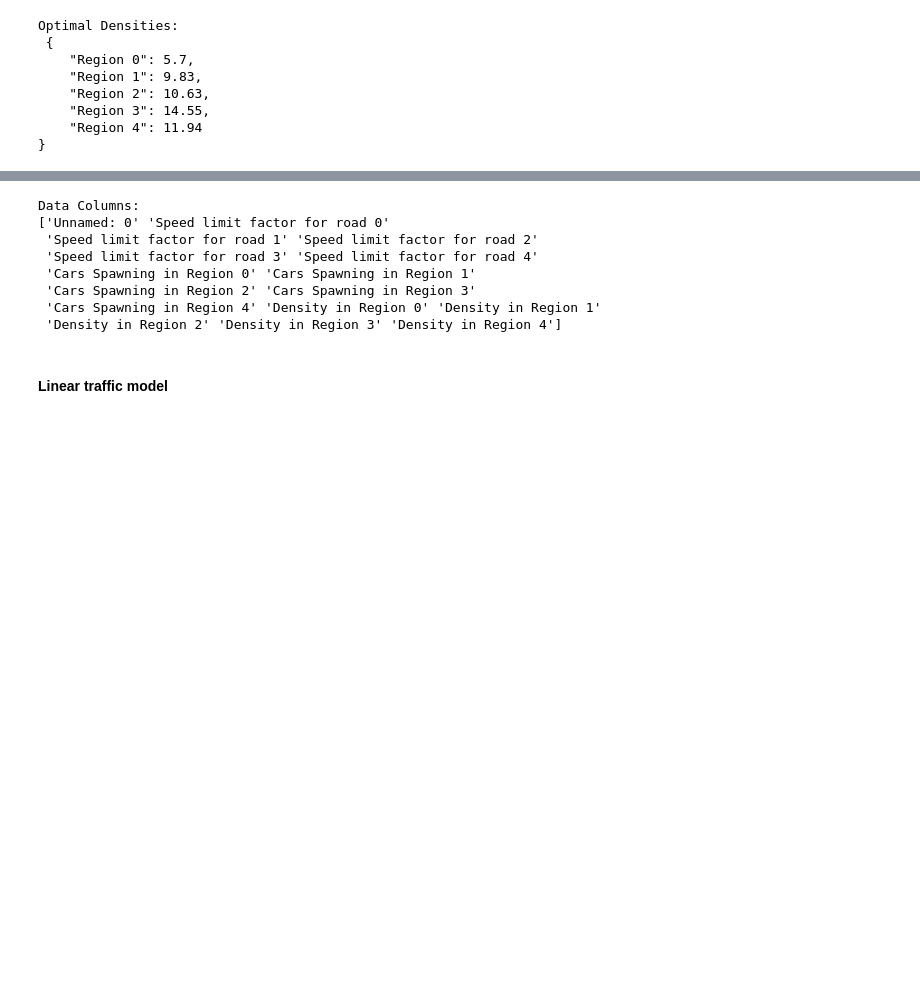
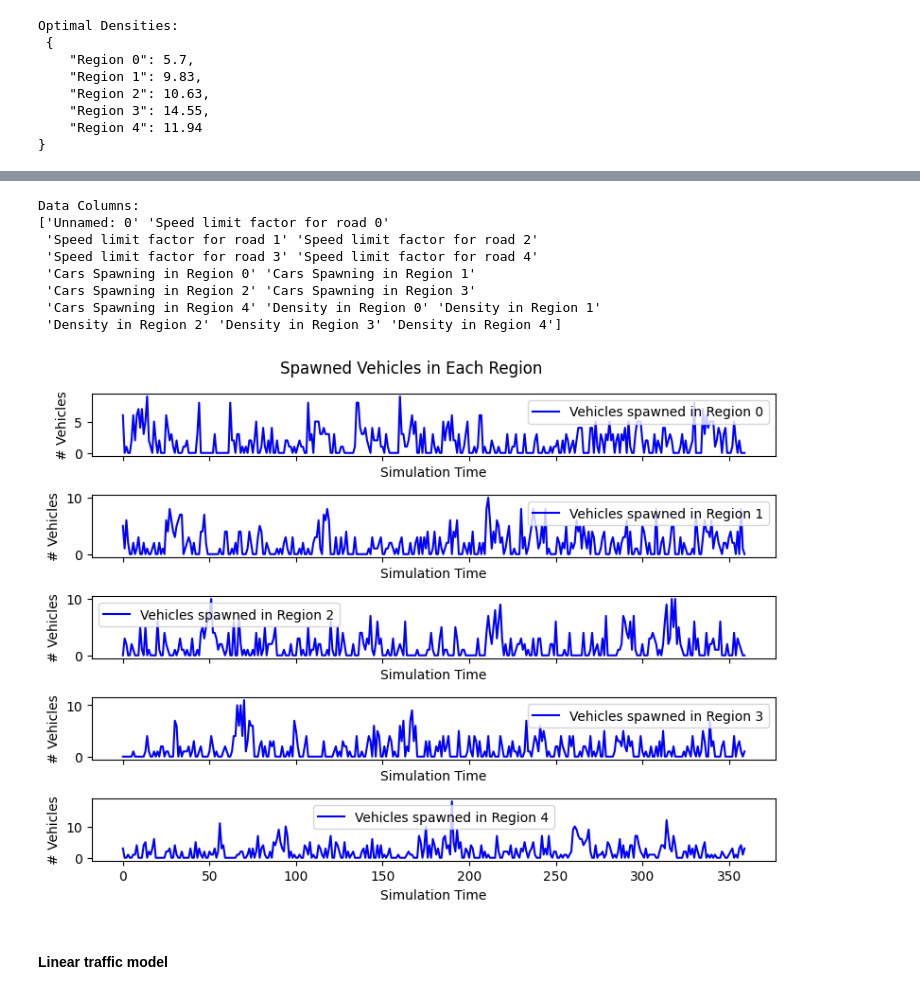
Before and after one commit to silvasta/coco-project-2025, a Jupyter notebook: main.ipynb, the cells around one changed output, grey strips where cells are left out. Drawn from its saved outputs; the diff is of its cells as text; code cells hidden in the pictures; blank space fills up the shorter version.

```diff
--- a/main.ipynb
+++ b/main.ipynb
@@ -113,30 +115,31 @@ The timeseries for the spawned vehicles for each of the five regions in the trai
 # %%
 # The pd.read_csv() line below gives io_data, which can be used as data for your data-driven controller
 io_data = pd.read_csv(f'./dep/sumo_files/cocoCity/control/edge/io_data.csv')
 print(f"Data Columns:\n{io_data.columns.values}") # this line prints the column names of the training data
 
-# # the following code produces the evaluation scenario plot above
-# spawnedVehicles = np.load('dep/sumo_files/cocoCity/routing/spawning_training.npy')
-# fig, axes = plt.subplots(5, 1, figsize=(8, 6), sharex=True)
-# for region in range(5):
-#     axes[region].plot(spawnedVehicles[:,region], color='blue', label = f"Vehicles spawned in Region {region}")
-#     axes[region].set_ylabel("# Vehicles")
-#     axes[region].legend()
-# axes[region].set_xlabel("Simulation Time")
+# the following code produces the evaluation scenario plot above
+spawnedVehicles = np.load('dep/sumo_files/cocoCity/routing/spawning_training.npy')
+fig, axes = plt.subplots(5, 1, figsize=(8, 6), sharex=True)
+for region in range(5):
+    axes[region].plot(spawnedVehicles[:,region], color='blue', label = f"Vehicles spawned in Region {region}")
+    axes[region].set_ylabel("# Vehicles")
+    axes[region].legend()
+    axes[region].set_xlabel("Simulation Time")
 
-# plt.suptitle("Spawned Vehicles in Each Region")
-# plt.tight_layout()
-# plt.savefig("spawning_training.png", dpi=300, bbox_inches='tight')
-# plt.show()
+plt.suptitle("Spawned Vehicles in Each Region")
+plt.tight_layout()
+plt.savefig("spawning_training.png", dpi=300, bbox_inches='tight')
+plt.show()
 # %% [output]
 Data Columns:
 ['Unnamed: 0' 'Speed limit factor for road 0'
  'Speed limit factor for road 1' 'Speed limit factor for road 2'
  'Speed limit factor for road 3' 'Speed limit factor for road 4'
  'Cars Spawning in Region 0' 'Cars Spawning in Region 1'
  'Cars Spawning in Region 2' 'Cars Spawning in Region 3'
  'Cars Spawning in Region 4' 'Density in Region 0' 'Density in Region 1'
  'Density in Region 2' 'Density in Region 3' 'Density in Region 4']
+[figure, added]
 # %% [markdown]
 #### Linear traffic model
 # %% [markdown]
```
Also changed, not shown: parts of 6 cells of this notebook, 19 other files.
